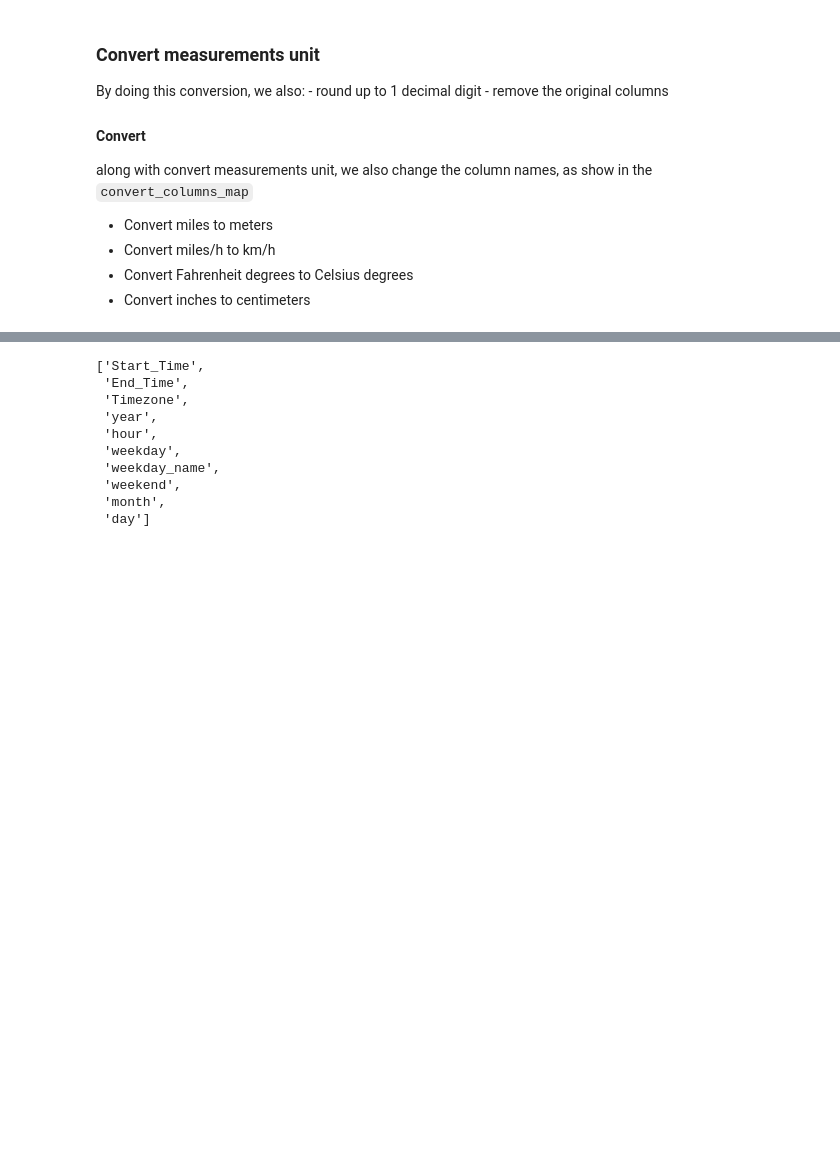
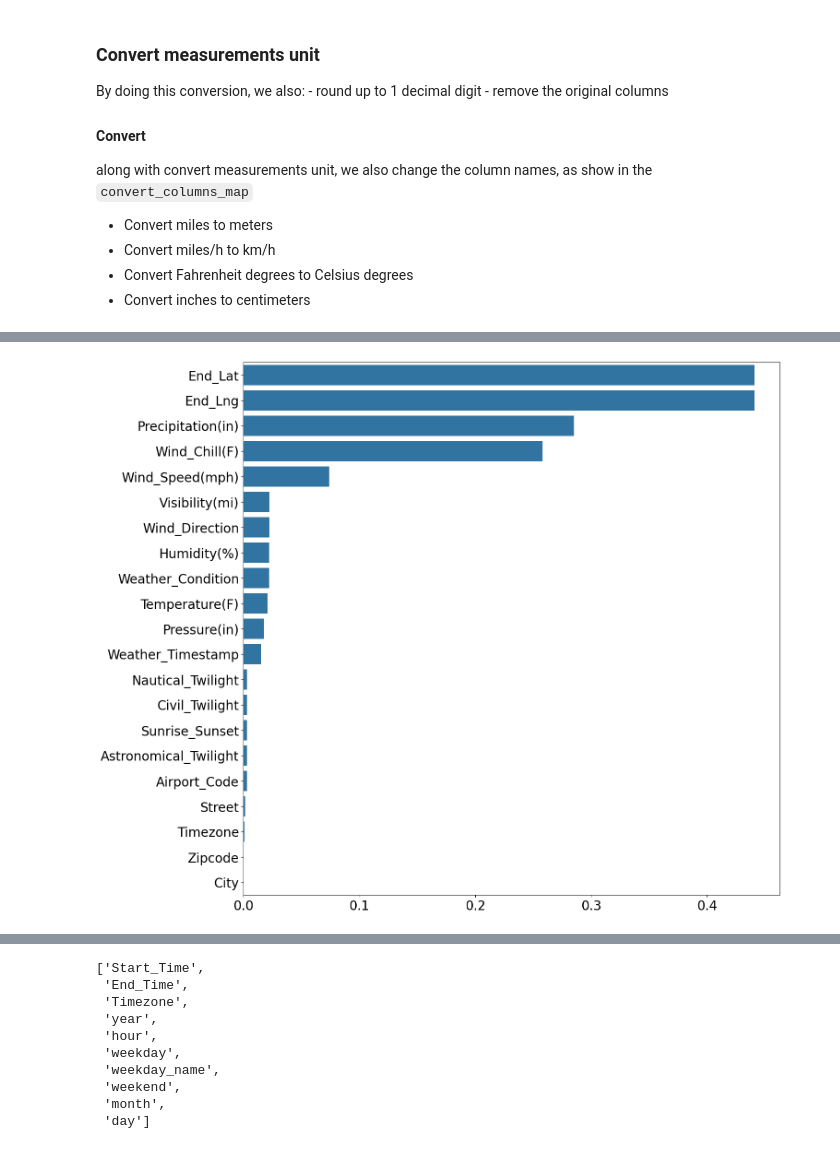
Before and after one commit to nguyenhy/US-accidents, a Jupyter notebook: preprocess.ipynb, the cells around one changed output, grey strips where cells are left out. Drawn from its saved outputs; the diff is of its cells as text; code cells hidden in the pictures; blank space fills up the shorter version.

```diff
--- a/preprocess.ipynb
+++ b/preprocess.ipynb
@@ -65,3 +65,15 @@ convert_columns_map = {
     'Wind_Speed(mph)'   : 'Wind_Speed(kmh)',
 }
 convert_columns = convert_columns_map.keys()
+# %%
+import pandas as pd
+import os
+import warnings
+from utils import convert
+
+warnings.filterwarnings("error")
+
+source_path = './data/raw/sample.csv'
+
+sample = pd.read_csv(source_path, usecols=header)
+sample
@@ -68 +94,17 @@ convert_columns = convert_columns_map.keys()
+# %%
+import matplotlib.pyplot as plt
+import seaborn as sns
+
+df_na_percentage = sample.isna().sum().sort_values(ascending=False) / len(sample)
+df_na_percentage
+
+plt.figure(figsize=(15,15))
+
+sns.barplot(df_na_percentage[df_na_percentage != 0], orient='h')
+
+plt.xticks(fontsize=20)  # Adjust the font size as needed
+plt.yticks(fontsize=20)  # Adjust the font size as needed
+plt.show()
+# %% [output]
+[figure, added]
 # %%
```
Also changed, not shown: parts of 3 cells of this notebook.
